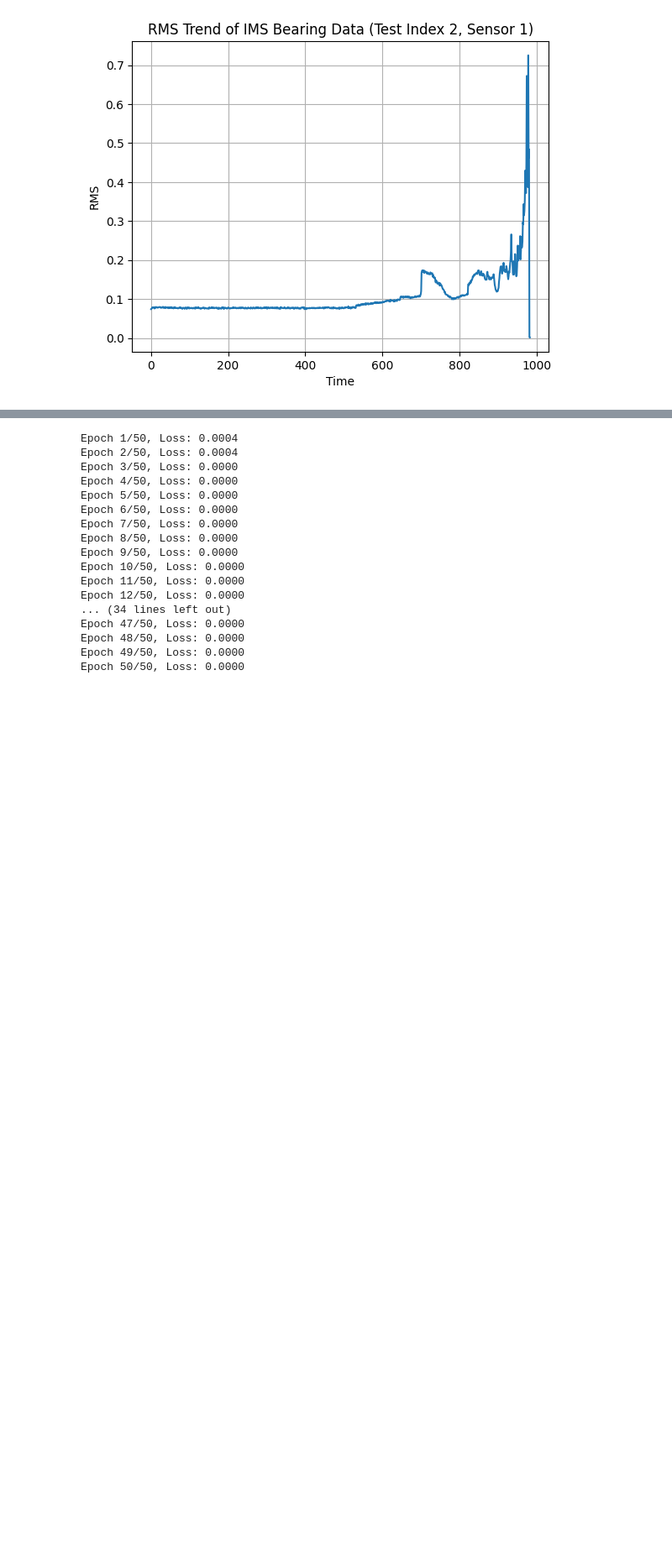
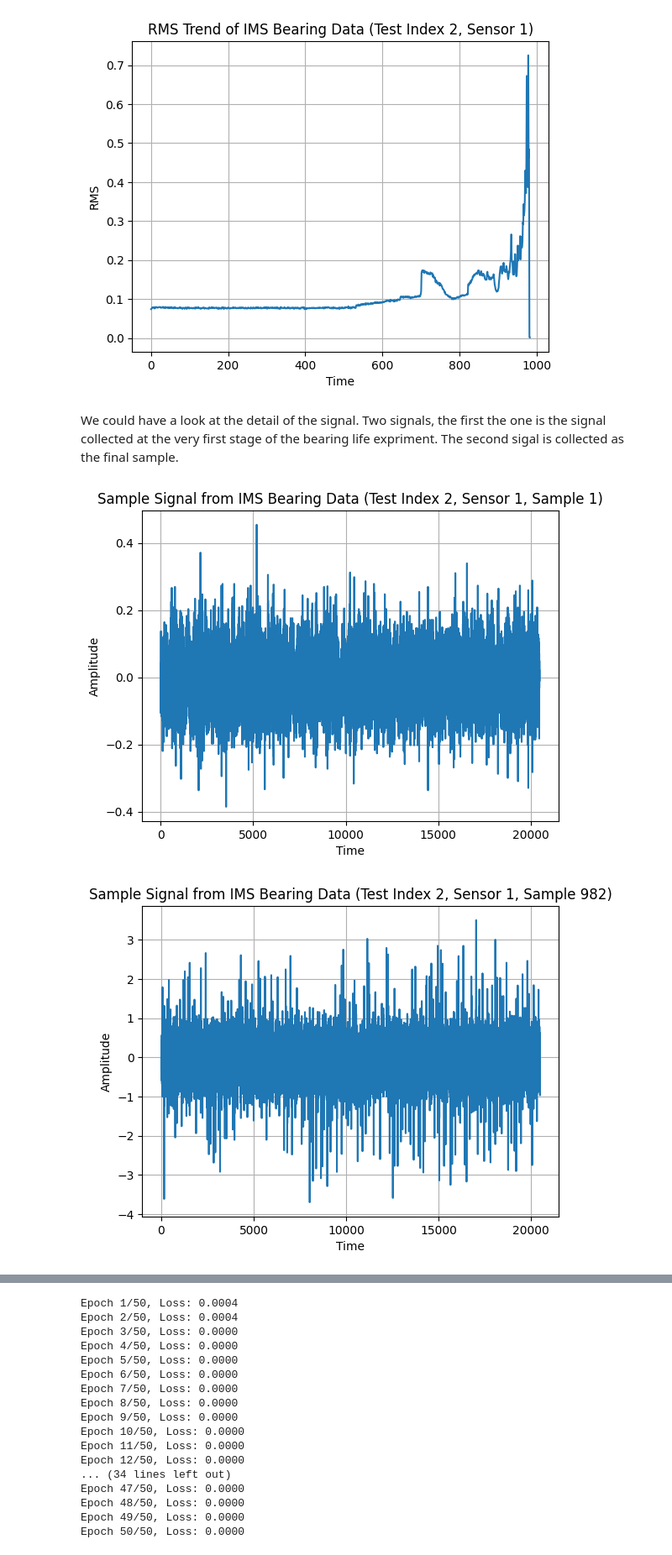
Before and after one commit to stardust0513/winter-school-LVA, a Jupyter notebook: NNExample.ipynb, the cells around one changed output, grey strips where cells are left out. Shown at 84% size. Saved outputs shown, nothing was run; the diff lists cells and outputs as text; code cells hidden in the pictures; blank space fills up the shorter version.

```diff
--- a/NNExample.ipynb
+++ b/NNExample.ipynb
@@ -33,5 +31,27 @@ plt.ylabel("RMS")
 plt.show()
 # %% [output]
 [figure]
+# %% [markdown]
+We could have a look at the detail of the signal. Two signals, the first the one is the signal collected at the very first stage of the bearing life expriment. The second sigal is collected as the final sample.
+# %%
+sig_start = preprocess.read(sample_num=1)
+plt.figure()
+plt.plot(sig_start[0])
+plt.grid()
+plt.title("Sample Signal from IMS Bearing Data (Test Index 2, Sensor 1, Sample 1)")
+plt.xlabel("Time")
+plt.ylabel("Amplitude")
+
+sig_end = preprocess.read(sample_num=982)
+plt.figure()
+plt.plot(sig_end[0])
+plt.grid()
+plt.title("Sample Signal from IMS Bearing Data (Test Index 2, Sensor 1, Sample 982)")
+plt.xlabel("Time")
+plt.ylabel("Amplitude")
+plt.show()
+# %% [output]
+[figure, added]
+[figure, added]
 # %% [markdown]
 # Dense
```
Also changed, not shown: parts of 6 cells of this notebook, 3 other files.
